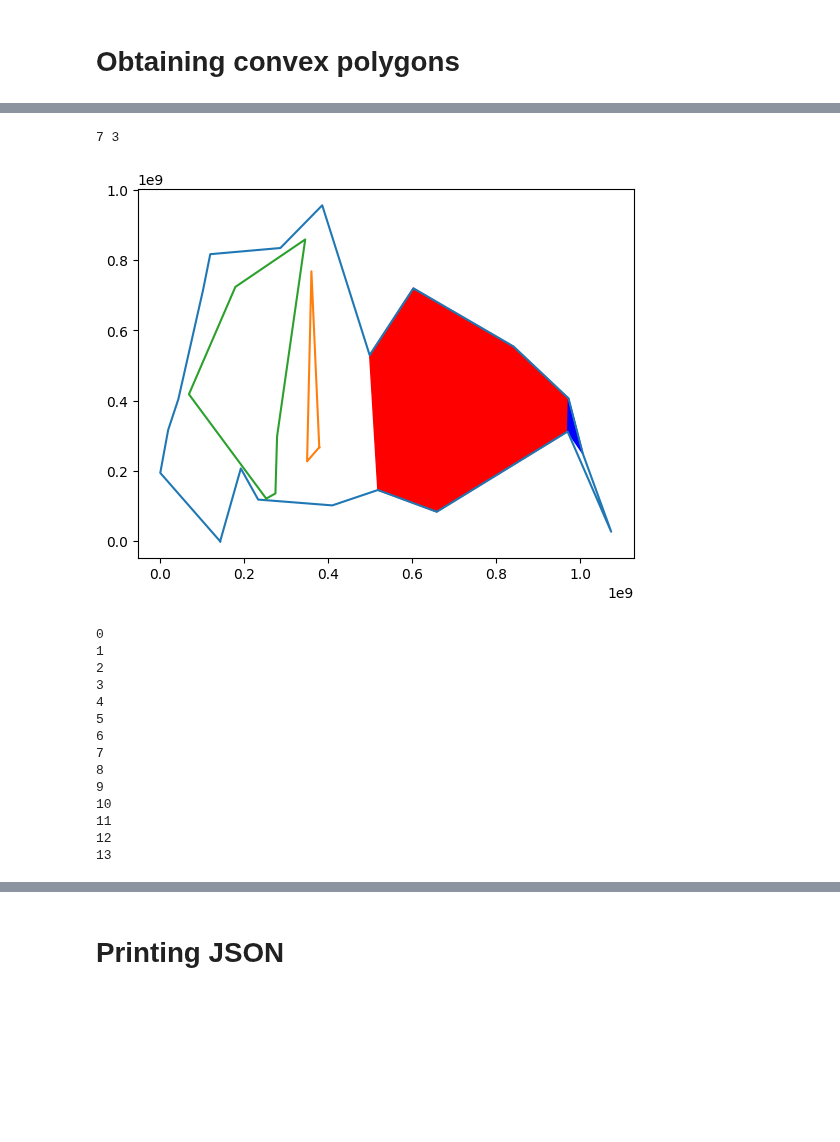
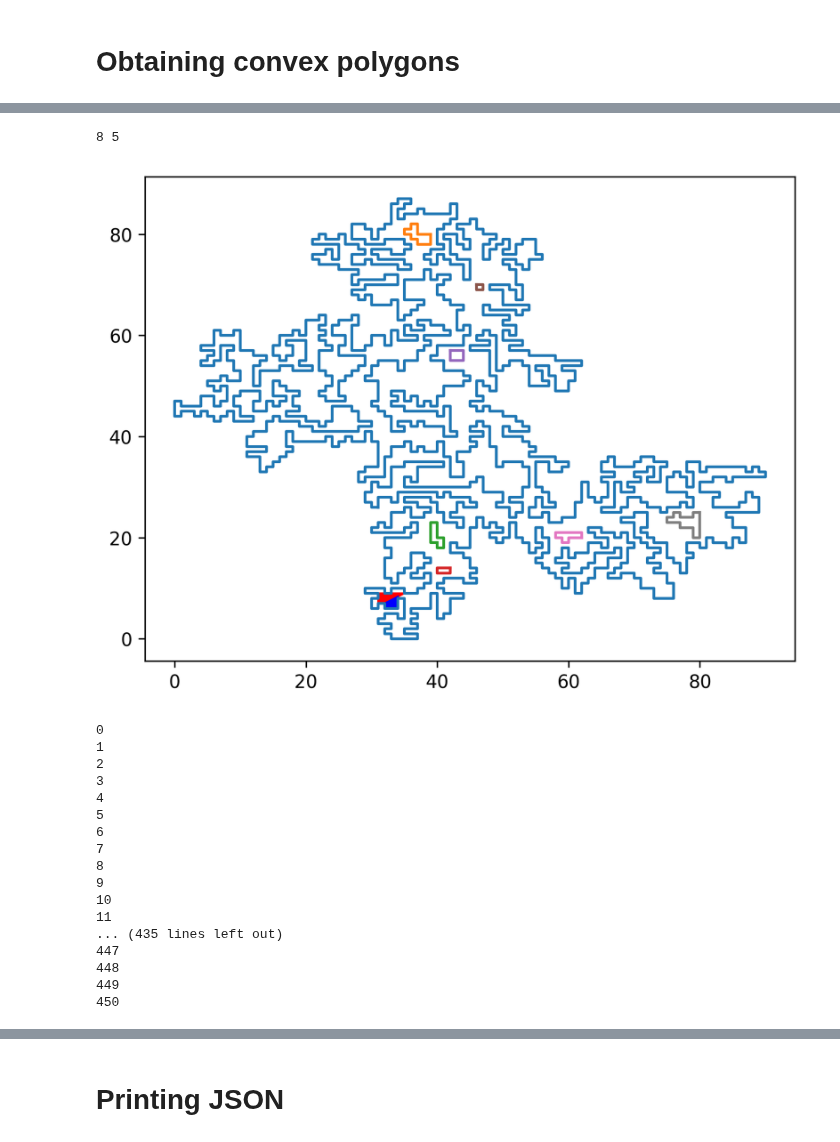
Before and after one commit to theodle/2IMA15-project, a Jupyter notebook: prototyping.ipynb, the cells around one changed output, grey strips where cells are left out. Saved outputs shown, nothing was run; the diff lists cells and outputs as text; code cells hidden in the pictures; blank space fills up the shorter version.

```diff
--- a/prototyping.ipynb
+++ b/prototyping.ipynb
@@ -23,7 +23,7 @@ from fractions import Fraction
 # path_to_testfile = "./instances-2IMA15/instances-2IMA15/maze_4344_250_001_01.instance.json" #NOT WORKING i = 7
 # path_to_testfile = "./instances-2IMA15/instances-2IMA15/socg60.instance.json" # NOT WORKING i = 0 - HATE THIS ONE
 # path_to_testfile = "./instances-2IMA15/instances-2IMA15/srpg_iso_aligned_mc0000088.instance.json" # NOT WORKING i = 0
-# path_to_testfile = "./instances-2IMA15/instances-2IMA15/srpg_iso_aligned_mc0001336.instance.json" # NOT WORKING i = 1
+path_to_testfile = "./instances-2IMA15/instances-2IMA15/srpg_iso_aligned_mc0001336.instance.json" # NOT WORKING i = 1
 # path_to_testfile = "./instances-2IMA15/instances-2IMA15/srpg_iso_mc0000080.instance.json" #! ortholinear but not crashing
 # path_to_testfile = "./instances-2IMA15/instances-2IMA15/srpg_octa_mc0000082.instance.json" # NOT WORKING i = 1
 # path_to_testfile = "./instances-2IMA15/instances-2IMA15/srpg_octa_mc0000784.instance.json" # NOT WORKING i = 0
@@ -1653,26 +1648,27 @@ def get_polygons_adj_half_edge(half_edges, polygons):
 
     return cvex1, cvex2
 # %%
-c1, c2 = get_polygons_adj_half_edge(newedges[2], [])
+c1, c2 = get_polygons_adj_half_edge(newedges[37], [])
 
 print(len(c1), len(c2))
 
 polygon_plt()
 
 xs = [e.pt1.coordinate[0] for e in c1]
 ys = [e.pt1.coordinate[1] for e in c1]
 
 plt.fill(xs, ys, c='red')
 
 xs = [e.pt1.coordinate[0] for e in c2]
 ys = [e.pt1.coordinate[1] for e in c2]
 
 plt.fill(xs, ys, c='blue')
 
+plt.gcf().set_dpi(300)
 plt.show()
 # %% [output]
-7 3
+8 5
-[figure, old version]
+[figure, new version]
 # %%
 # print(reflcopy[8].incoming[1], next(reflcopy[8].incoming[1]), reflcopy[8].incoming[1].twin, next(reflcopy[8].incoming[1]).twin)
 
@@ -1703,8 +1699,11 @@ for i in range(len(newedges)):
 9
 10
 11
-12
-13
+... (435 lines left out)
+447
+448
+449
+450
 # %%
 polygon_plt()
 
```
Also changed, not shown: parts of 17 cells of this notebook, 2 other files.
